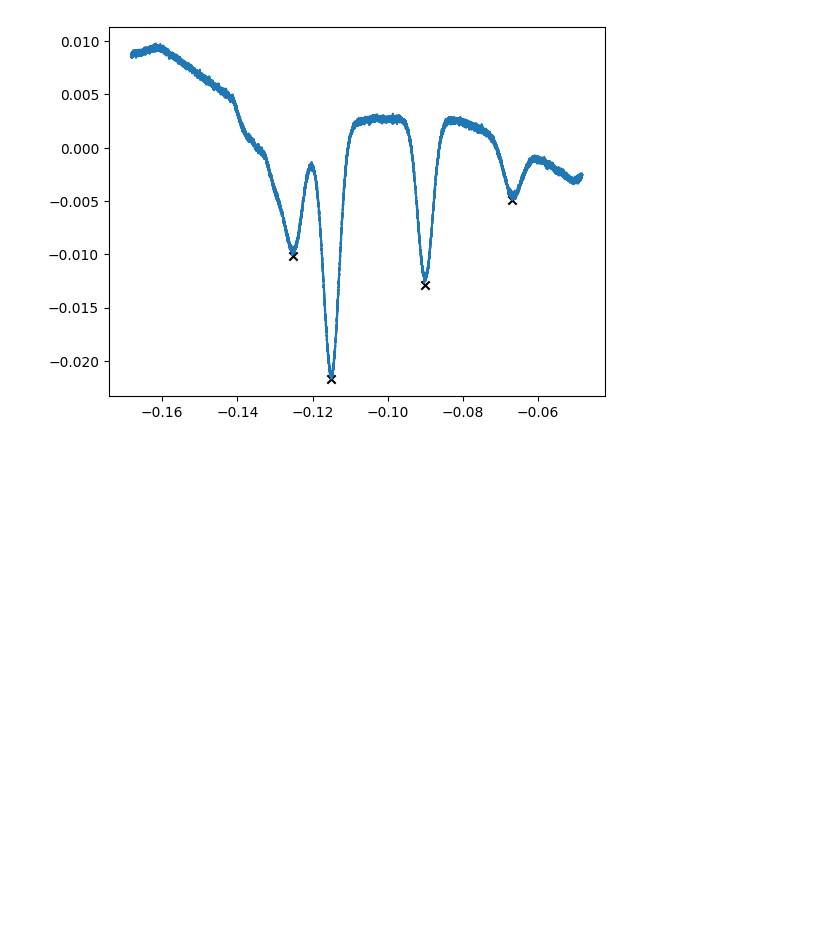
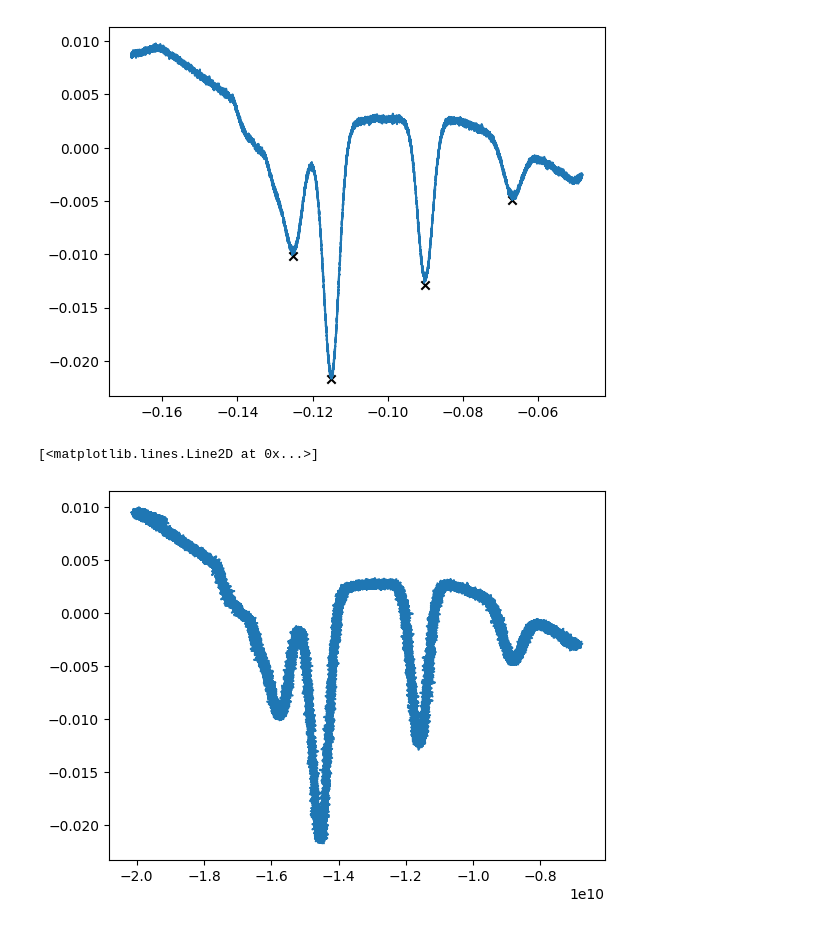
Before and after one commit to benjaminorthner/quantumlab, a Jupyter notebook: rb_spec/rb_spec.ipynb, the cells around one changed output. Drawn from its saved outputs; the diff is of its cells as text; code cells hidden in the pictures; blank space fills up the shorter version.

```diff
--- a/rb_spec/rb_spec.ipynb
+++ b/rb_spec/rb_spec.ipynb
@@ -17,11 +18,26 @@ t, c1, c2 = data[:, 0], data[:, 1], data[:, 2]
 # Find peaks (needed to plot envelope)
 peaks = find_peaks(-c2, height=0.004, distance=10000)[0]
 
-xpeaks = [t[i] for i in peaks]
-ypeaks = [c2[i] for i in peaks]
+xpeaks = np.array([t[i] for i in peaks])
+ypeaks = np.array([c2[i] for i in peaks])
+
+peakVoltages = np.array([c1[i] for i in peaks])
+
+f0 = 0
+f1 = f0 + 1.296117462789e9
+f2 = f1 + 3.035732439e9
+f3 = f2 + 2.500832709015e9
+peakFrequencies = np.array([f0,f1,f2,f3])
 
 plt.scatter(xpeaks, ypeaks, marker='x', c='black')
 plt.plot(t[::10], c2[::10])
 # %% [output]
 [<matplotlib.lines.Line2D at 0x...>]
 [figure]
+# %%
+df_dv, _, _, _, _ = linregress(peakVoltages, peakFrequencies)
+
+plt.plot(c1*df_dv, c2)
+# %% [output]
+[<matplotlib.lines.Line2D at 0x...>]
+[figure, added]
```
Also changed, not shown: parts of 1 cell of this notebook.
